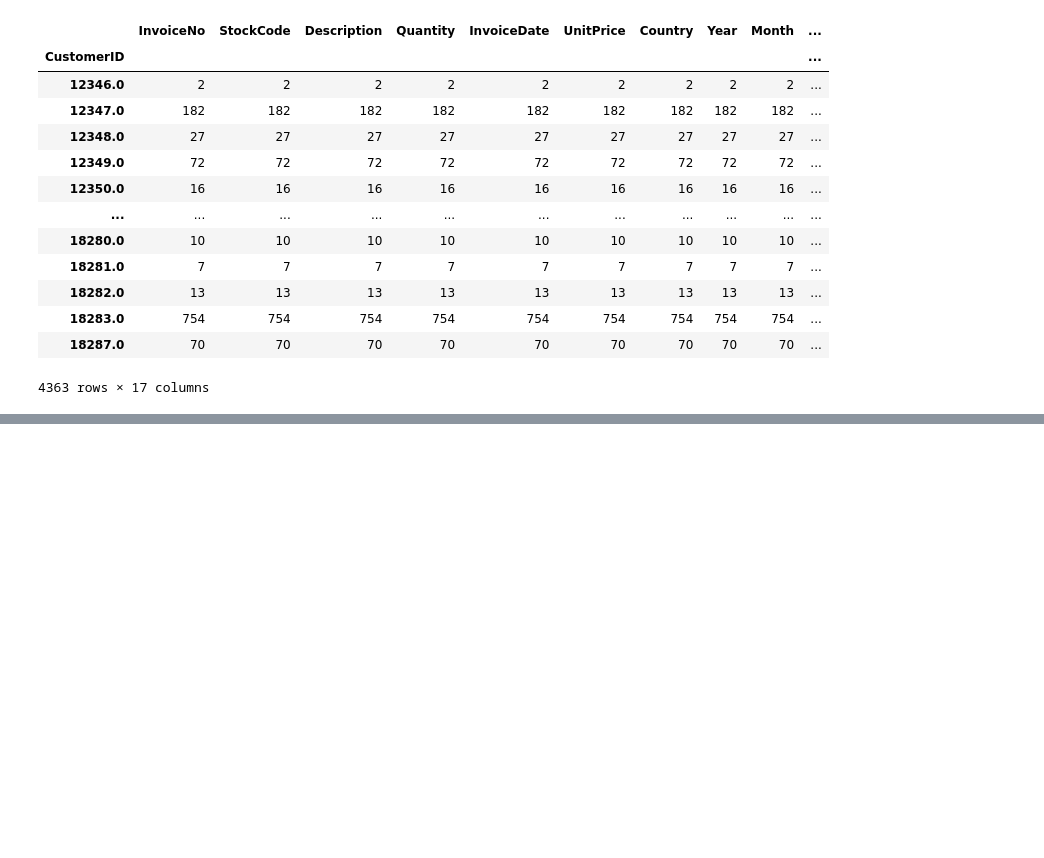
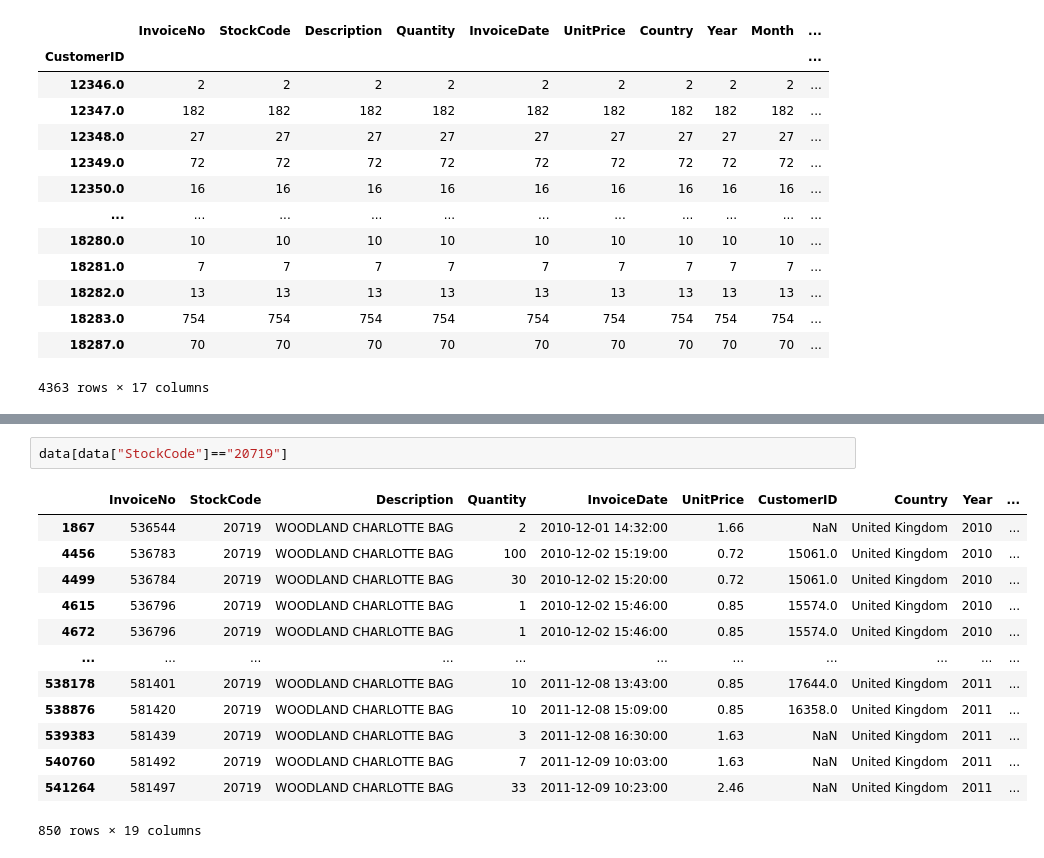
Before and after one commit to alderaemanuele/Business-Cases, a Jupyter notebook: BC3/BC3_RS.ipynb, the cells around one changed output, grey strips where cells are left out. Drawn from its saved outputs; the diff is of its cells as text; blank space fills up the shorter version.

```diff
--- a/BC3/BC3_RS.ipynb
+++ b/BC3/BC3_RS.ipynb
@@ -447,0 +659,16 @@ data.groupby("CustomerID").count()
+# %%
+data[data["StockCode"]=="20719"]
+# %% [output]
+|  | InvoiceNo | StockCode | Description | Quantity | InvoiceDate | UnitPrice | CustomerID | Country | Year | ... |
+| 1867 | 536544 | 20719 | WOODLAND CHARLOTTE BAG | 2 | 2010-12-01 14:32:00 | 1.66 | NaN | United Kingdom | 2010 | ... |
+| 4456 | 536783 | 20719 | WOODLAND CHARLOTTE BAG | 100 | 2010-12-02 15:19:00 | 0.72 | 15061.0 | United Kingdom | 2010 | ... |
+| 4499 | 536784 | 20719 | WOODLAND CHARLOTTE BAG | 30 | 2010-12-02 15:20:00 | 0.72 | 15061.0 | United Kingdom | 2010 | ... |
+| 4615 | 536796 | 20719 | WOODLAND CHARLOTTE BAG | 1 | 2010-12-02 15:46:00 | 0.85 | 15574.0 | United Kingdom | 2010 | ... |
+| 4672 | 536796 | 20719 | WOODLAND CHARLOTTE BAG | 1 | 2010-12-02 15:46:00 | 0.85 | 15574.0 | United Kingdom | 2010 | ... |
+| ... | ... | ... | ... | ... | ... | ... | ... | ... | ... | ... |
+| 538178 | 581401 | 20719 | WOODLAND CHARLOTTE BAG | 10 | 2011-12-08 13:43:00 | 0.85 | 17644.0 | United Kingdom | 2011 | ... |
+| 538876 | 581420 | 20719 | WOODLAND CHARLOTTE BAG | 10 | 2011-12-08 15:09:00 | 0.85 | 16358.0 | United Kingdom | 2011 | ... |
+| 539383 | 581439 | 20719 | WOODLAND CHARLOTTE BAG | 3 | 2011-12-08 16:30:00 | 1.63 | NaN | United Kingdom | 2011 | ... |
+| 540760 | 581492 | 20719 | WOODLAND CHARLOTTE BAG | 7 | 2011-12-09 10:03:00 | 1.63 | NaN | United Kingdom | 2011 | ... |
+| 541264 | 581497 | 20719 | WOODLAND CHARLOTTE BAG | 33 | 2011-12-09 10:23:00 | 2.46 | NaN | United Kingdom | 2011 | ... |
+850 rows × 19 columns
```
Also changed, not shown: parts of 47 cells of this notebook.
